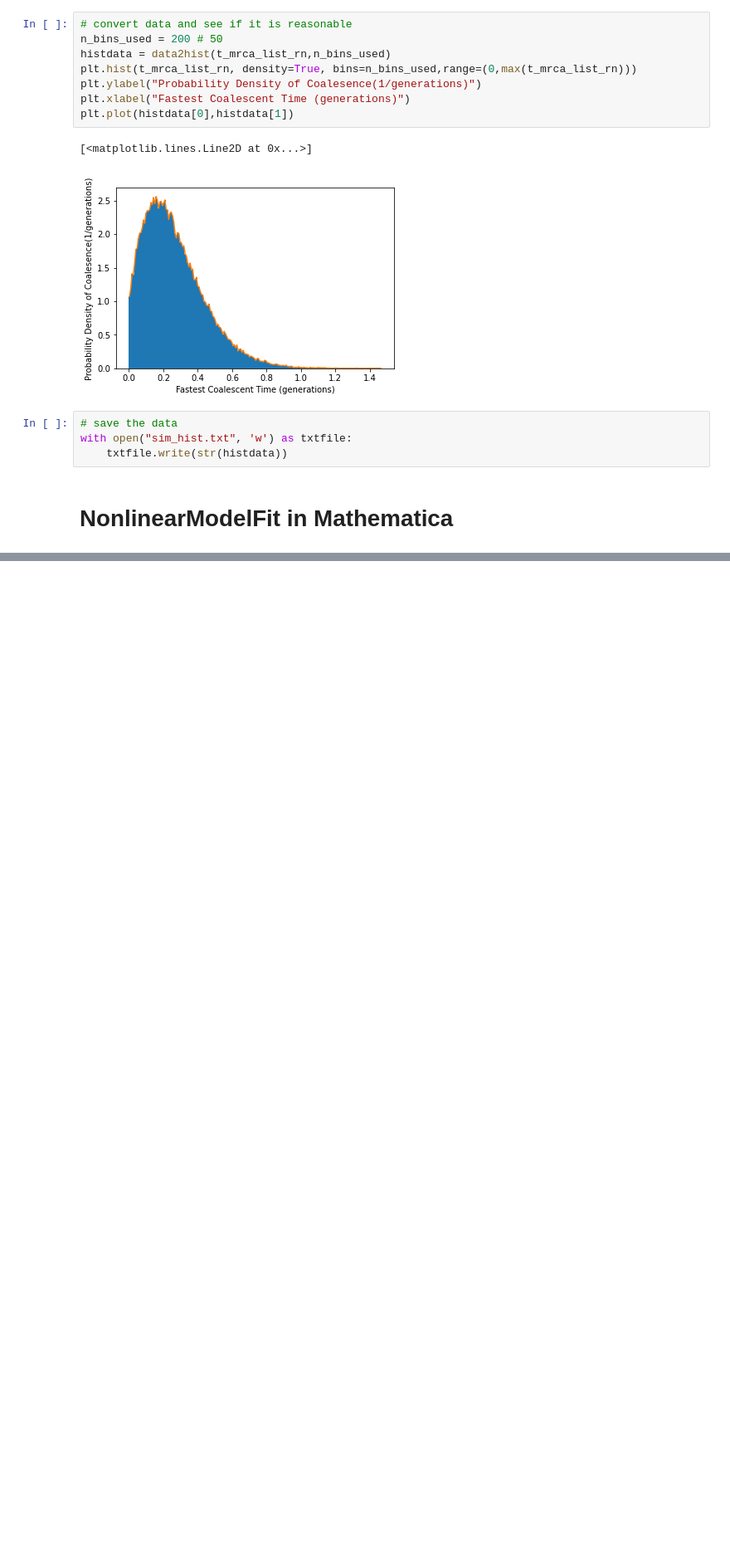
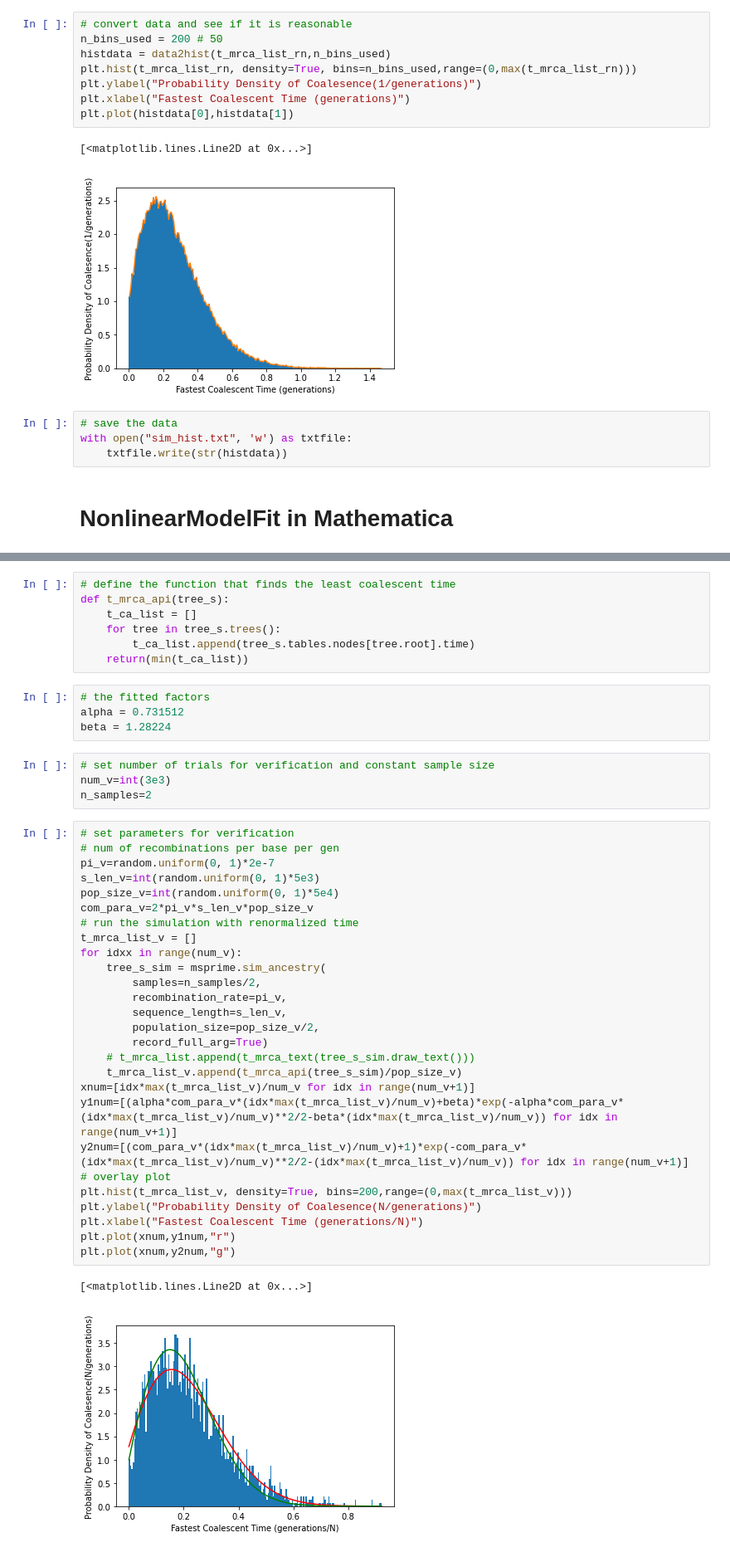
Before and after one commit to zhaoz0314/2-mrca, a Jupyter notebook: 2mrca-para_m.ipynb, the cells around one changed output, grey strips where cells are left out. Shown at 83% size. Cells and saved outputs as stored; diff of their text form; blank space fills up the shorter version.

```diff
--- a/2mrca-para_m.ipynb
+++ b/2mrca-para_m.ipynb
@@ -81,0 +83,45 @@ with open("sim_hist.txt", 'w') as txtfile:
+# %%
+# define the function that finds the least coalescent time
+def t_mrca_api(tree_s):
+    t_ca_list = []
+    for tree in tree_s.trees():
+        t_ca_list.append(tree_s.tables.nodes[tree.root].time)
+    return(min(t_ca_list))
+# %%
+# the fitted factors
+alpha = 0.731512
+beta = 1.28224
+# %%
+# set number of trials for verification and constant sample size
+num_v=int(3e3)
+n_samples=2
+# %%
+# set parameters for verification
+# num of recombinations per base per gen
+pi_v=random.uniform(0, 1)*2e-7
+s_len_v=int(random.uniform(0, 1)*5e3)
+pop_size_v=int(random.uniform(0, 1)*5e4)
+com_para_v=2*pi_v*s_len_v*pop_size_v
+# run the simulation with renormalized time
+t_mrca_list_v = []
+for idxx in range(num_v):
+    tree_s_sim = msprime.sim_ancestry(
+        samples=n_samples/2,
+        recombination_rate=pi_v,
+        sequence_length=s_len_v,
+        population_size=pop_size_v/2,
+        record_full_arg=True)
+    # t_mrca_list.append(t_mrca_text(tree_s_sim.draw_text()))
+    t_mrca_list_v.append(t_mrca_api(tree_s_sim)/pop_size_v)
+xnum=[idx*max(t_mrca_list_v)/num_v for idx in range(num_v+1)]
+y1num=[(alpha*com_para_v*(idx*max(t_mrca_list_v)/num_v)+beta)*exp(-alpha*com_para_v*(idx*max(t_mrca_list_v)/num_v)**2/2-beta*(idx*max(t_mrca_list_v)/num_v)) for idx in range(num_v+1)]
+y2num=[(com_para_v*(idx*max(t_mrca_list_v)/num_v)+1)*exp(-com_para_v*(idx*max(t_mrca_list_v)/num_v)**2/2-(idx*max(t_mrca_list_v)/num_v)) for idx in range(num_v+1)]
+# overlay plot
+plt.hist(t_mrca_list_v, density=True, bins=200,range=(0,max(t_mrca_list_v)))
+plt.ylabel("Probability Density of Coalesence(N/generations)")
+plt.xlabel("Fastest Coalescent Time (generations/N)")
+plt.plot(xnum,y1num,"r")
+plt.plot(xnum,y2num,"g")
+# %% [output]
+[<matplotlib.lines.Line2D at 0x...>]
+[figure, added]
```
Also changed, not shown: parts of 9 cells of this notebook, 1 other file.
